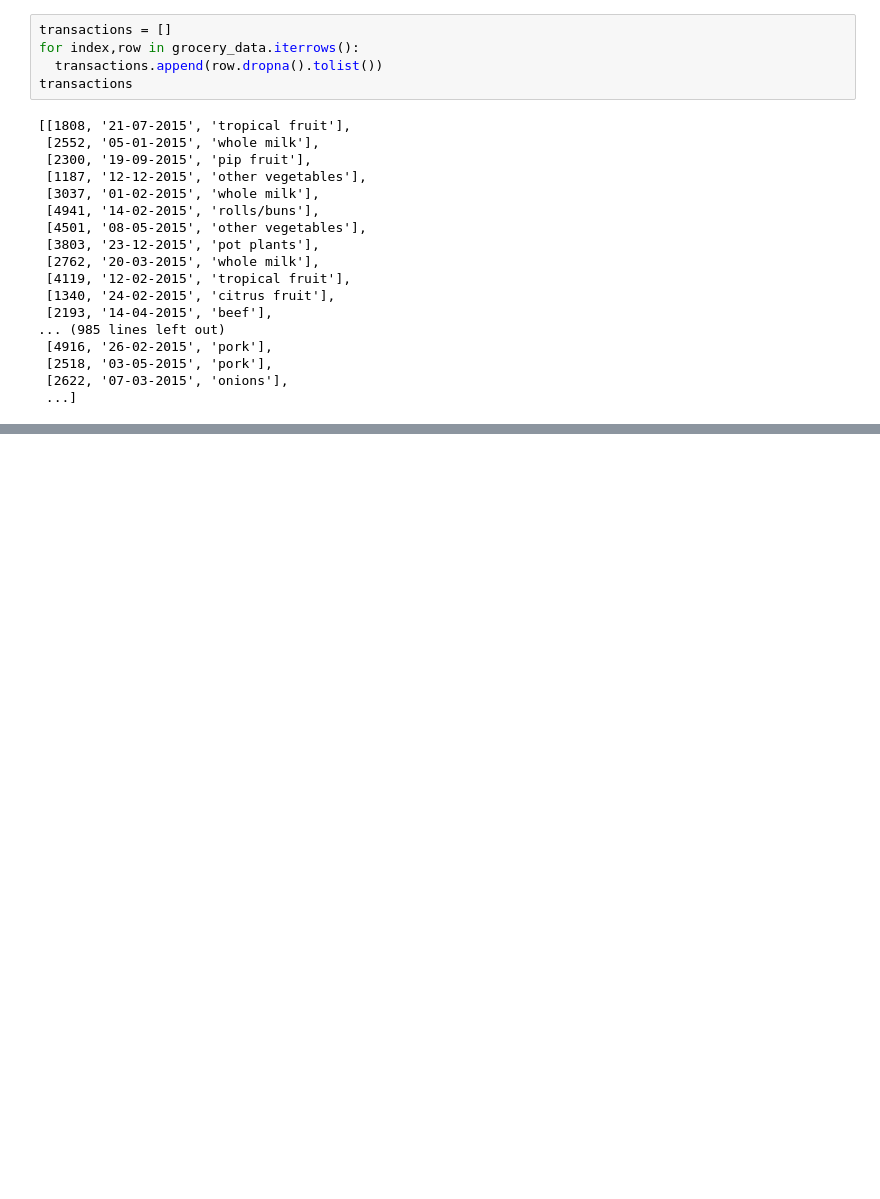
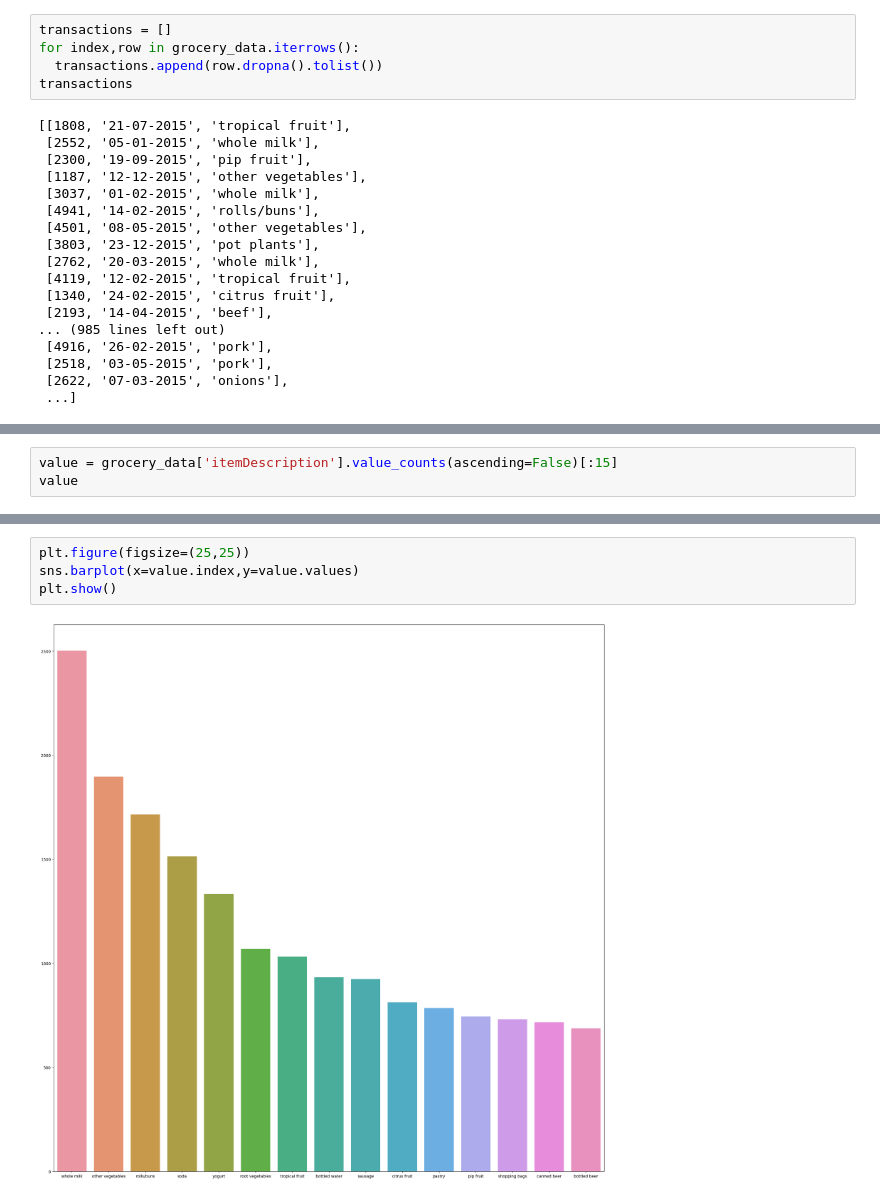
Before and after one commit to badrinarayanan02/machine_learning, a Jupyter notebook: 2348507_lab4.ipynb, the cells around one changed output, grey strips where cells are left out. Cells and saved outputs as stored; diff of their text form; blank space fills up the shorter version.

Commit message:
Market basket analysis for grocery data

```diff
--- a/2348507_lab4.ipynb
+++ b/2348507_lab4.ipynb
@@ -75,0 +88,3 @@ transactions
+# %%
+value = grocery_data['itemDescription'].value_counts(ascending=False)[:15]
+value
@@ -75,0 +108,6 @@ transactions
+# %%
+plt.figure(figsize=(25,25))
+sns.barplot(x=value.index,y=value.values)
+plt.show()
+# %% [output]
+[figure, added]
```
Also changed, not shown: parts of 23 cells of this notebook.
